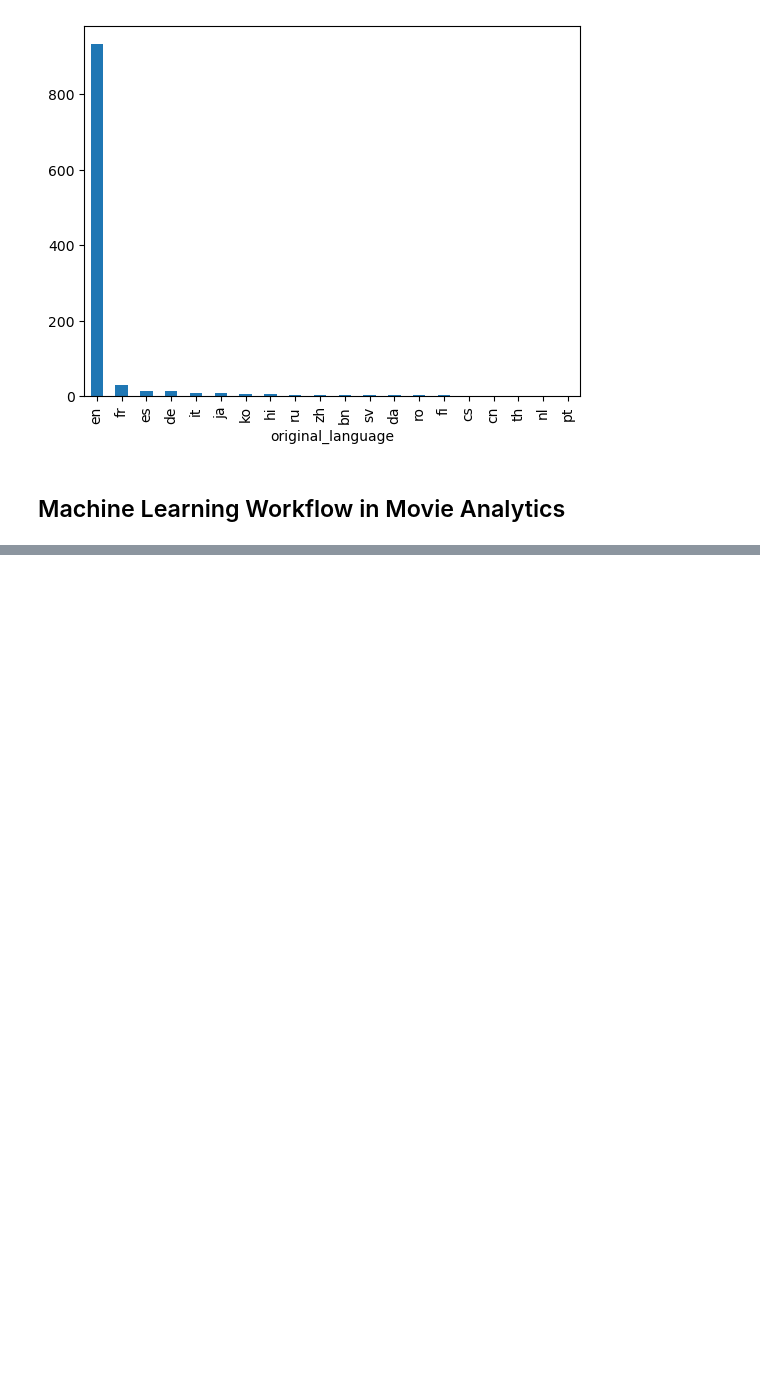
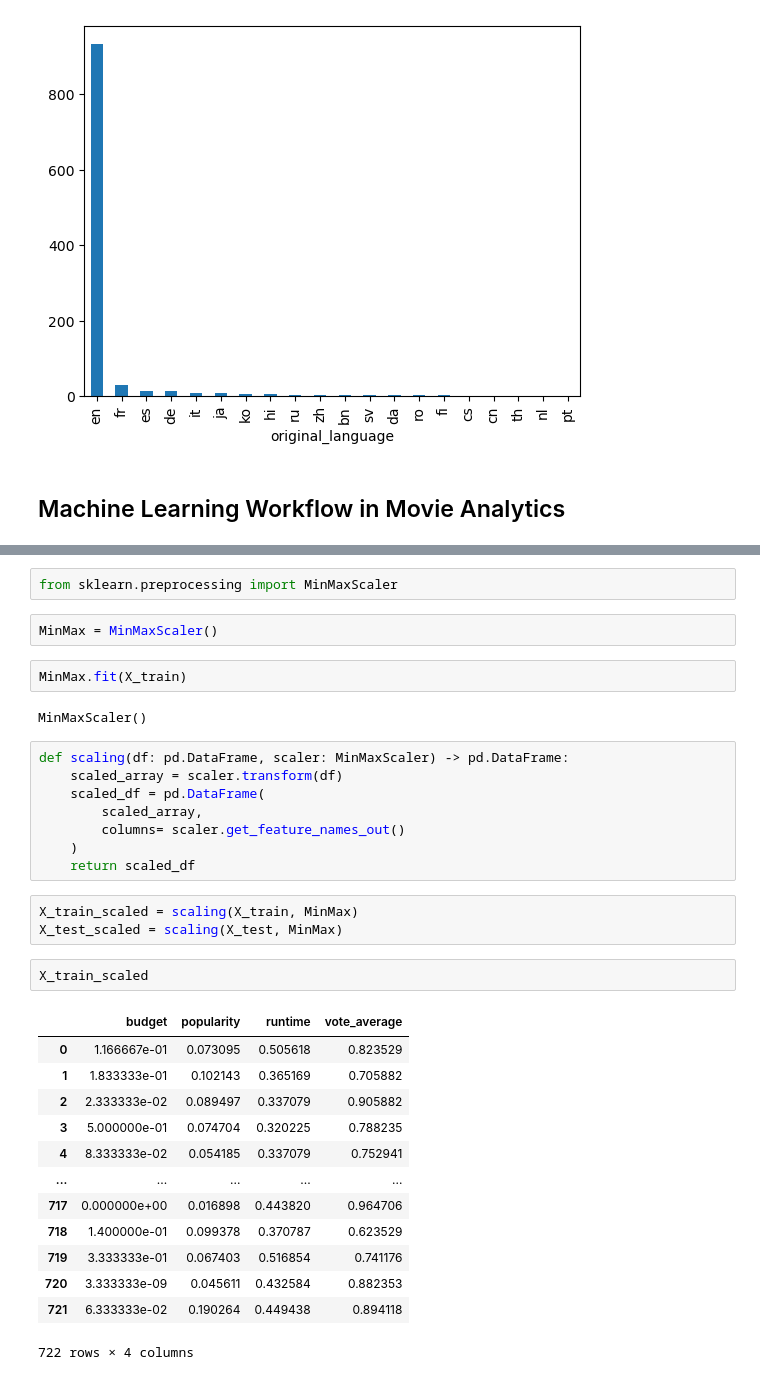
Before and after one commit to TurmaeUrsorum/Data_Science, a Jupyter notebook: 15. Project: Machine Learning Workflow in Movie Analytics/ML_workflow.ipynb, the cells around one changed output, grey strips where cells are left out. Drawn from its saved outputs; the diff is of its cells as text; blank space fills up the shorter version.

```diff
--- a/15. Project: Machine Learning Workflow in Movie Analytics/ML_workflow.ipynb
+++ b/15. Project: Machine Learning Workflow in Movie Analytics/ML_workflow.ipynb
@@ -881,0 +896,35 @@ new_df["original_language"].value_counts().plot(kind="bar")
+# %%
+from sklearn.preprocessing import MinMaxScaler
+# %%
+MinMax = MinMaxScaler()
+# %%
+MinMax.fit(X_train)
+# %% [output]
+MinMaxScaler()
+# %%
+def scaling(df: pd.DataFrame, scaler: MinMaxScaler) -> pd.DataFrame:
+    scaled_array = scaler.transform(df)
+    scaled_df = pd.DataFrame(
+        scaled_array,
+        columns= scaler.get_feature_names_out()
+    )
+    return scaled_df
+# %%
+X_train_scaled = scaling(X_train, MinMax)
+X_test_scaled = scaling(X_test, MinMax)
+# %%
+X_train_scaled
+# %% [output]
+|  | budget | popularity | runtime | vote_average |
+| 0 | 1.166667e-01 | 0.073095 | 0.505618 | 0.823529 |
+| 1 | 1.833333e-01 | 0.102143 | 0.365169 | 0.705882 |
+| 2 | 2.333333e-02 | 0.089497 | 0.337079 | 0.905882 |
+| 3 | 5.000000e-01 | 0.074704 | 0.320225 | 0.788235 |
+| 4 | 8.333333e-02 | 0.054185 | 0.337079 | 0.752941 |
+| ... | ... | ... | ... | ... |
+| 717 | 0.000000e+00 | 0.016898 | 0.443820 | 0.964706 |
+| 718 | 1.400000e-01 | 0.099378 | 0.370787 | 0.623529 |
+| 719 | 3.333333e-01 | 0.067403 | 0.516854 | 0.741176 |
+| 720 | 3.333333e-09 | 0.045611 | 0.432584 | 0.882353 |
+| 721 | 6.333333e-02 | 0.190264 | 0.449438 | 0.894118 |
+722 rows × 4 columns
```
Also changed, not shown: parts of 4 cells of this notebook.
